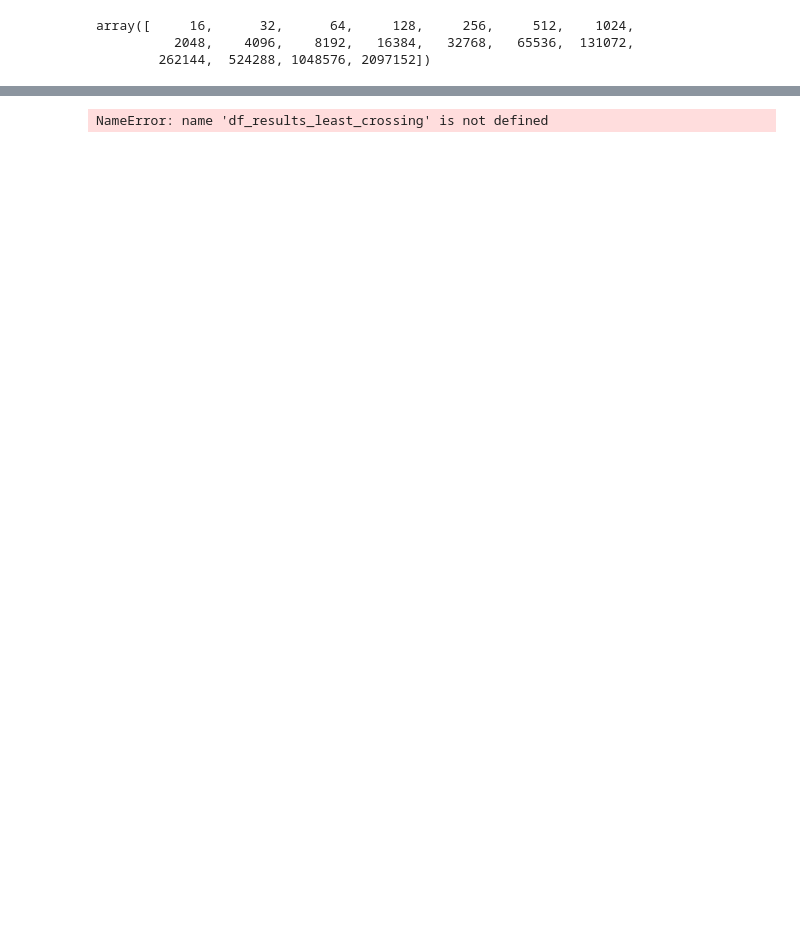
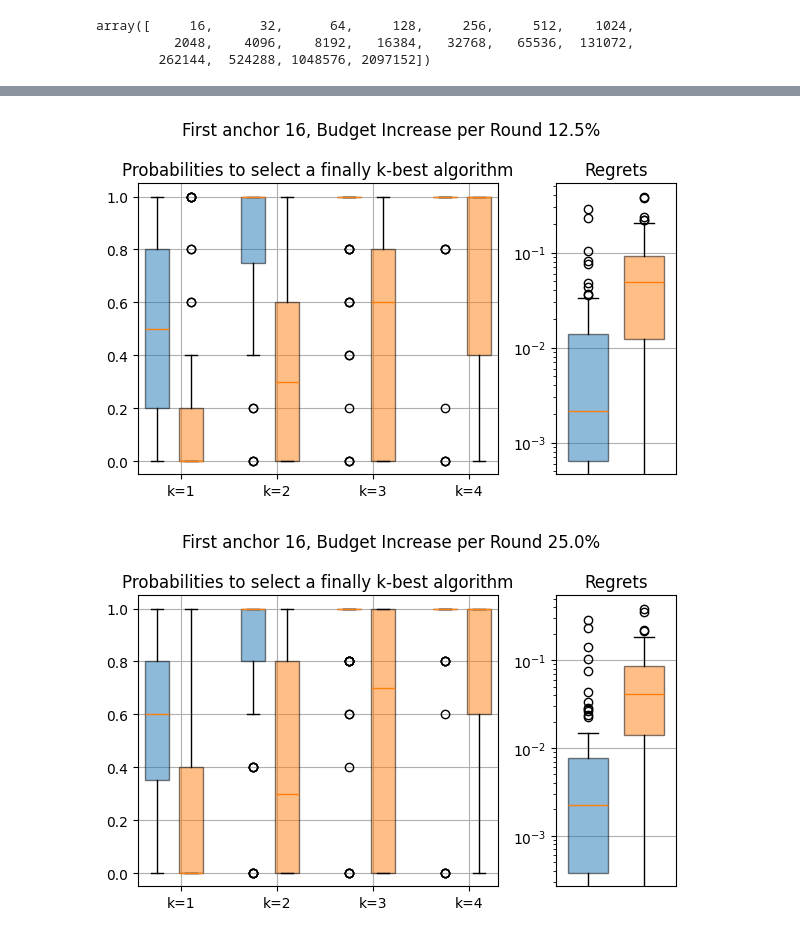
Before and after one commit to learning-curve-research/LCDB-1.1, a Jupyter notebook: analysis/successive_halving.ipynb, the cells around one changed output, grey strips where cells are left out. Cells and saved outputs as stored; diff of their text form; code cells hidden in the pictures; blank space fills up the shorter version.

Commit message:
updated crossing and SH notebooks

```diff
--- a/analysis/successive_halving.ipynb
+++ b/analysis/successive_halving.ipynb
@@ -128,8 +128,8 @@ def get_successive_halving_result_matrix(lc_db, start_budget, dropout_rate, budg
 # %%
 #least_crossing_learners = ['SVC_sigmoid', 'PassiveAggressive', 'RidgeClassifier', 'BernoulliNB', 'ComplementNB']
 #most_crossing_learners = ['SVC_rbf', 'ExtraTrees', 'LDA', 'KNN', 'NearestCentroid']
-least_crossing_learners = ['SVC_sigmoid', 'Decision Tree', 'ExtraTree', 'ens.ExtraTrees', 'ens.RandomForest']
-most_crossing_learners = ['SVC_rbf', 'Perceptron', 'LDA', 'KNN', 'NearestCentroid']
+least_crossing_learners = ['SVM_Sigmoid', 'Decision Tree', 'ExtraTree', 'ens.ExtraTrees', 'ens.RandomForest']
+most_crossing_learners = ['SVM_RBF', 'Perceptron', 'LDA', 'KNN', 'NearestCentroid']
 # %%
 def get_sh_ablation_results(
     database,
@@ -297,10 +362,10 @@ def generate_regret_boxplots(df_results, offset=0, boxplot_kwargs={}, ax=None):
     #ax.set_xticklabels(labels, rotation=90)
     return fig, ax, {p: l for p, l in zip(boxplot_kwargs["positions"], labels)}
 
-def create_comparative_plot(df_results_least_crossing, df_results_most_crossing, boxplot_kwargs_least, boxplot_kwargs_most):
+def create_comparative_plot(df_results_least_crossing, df_results_most_crossing, boxplot_kwargs_least, boxplot_kwargs_most, figsize=(10, 3)):
 
     # create figure
-    fig, axs = plt.subplots(1, 2, figsize=(6, 3), gridspec_kw={"width_ratios": [3, 1]})
+    fig, axs = plt.subplots(1, 2, figsize=figsize, gridspec_kw={"width_ratios": [3, 1]})
 
     ax = axs[0]
     _, _, labels_least_crossing = generate_top_k_selection_boxplots(
@@ -339,32 +404,34 @@ def create_comparative_plot(df_results_least_crossing, df_results_most_crossing,
     return fig, axs
 
 for start_budget, budget_increase in it.product([0, 7, 15], [1, 2, 4, 8]):
     fig, axs = create_comparative_plot(
         df_results_least_crossing[
             (df_results_least_crossing["start_budget"] == start_budget) &
             (df_results_least_crossing["budget_increase"] == budget_increase)
         ],
         df_results_most_crossing[
             (df_results_most_crossing["start_budget"] == start_budget) &
             (df_results_most_crossing["budget_increase"] == budget_increase)
         ],
         boxplot_kwargs_least = {
             "patch_artist": True,
             "boxprops": dict(color='black', facecolor='C0', alpha=0.5),
             "widths": 0.25
         },
         boxplot_kwargs_most = {
             "patch_artist": True,
             "boxprops": dict(color='black', facecolor='C1', alpha=0.5),
             "widths": 0.25
-        }
+        },
+        figsize=(6, 4)
     )
     axs[0].set_xticks(0.25 + np.arange(1, 5))
     axs[0].set_xticklabels([f"{k=}" for k in range(1, 5)], rotation=0)
     axs[1].set_xticks([])
     axs[1].set_yscale("log")
     fig.suptitle(f"First anchor {anchor_list_denser[start_budget]}, Budget Increase per Round {np.round(100 * budget_increase / 8, 2)}%")
     fig.tight_layout()
     fig.savefig(f"plots/successive_halving/{start_budget}_{budget_increase}.pdf", bbox_inches="tight")
 # %% [output]
-NameError: name 'df_results_least_crossing' is not defined
+[figure, added]
+[figure, added]
```
Also changed, not shown: parts of 4 cells of this notebook.
